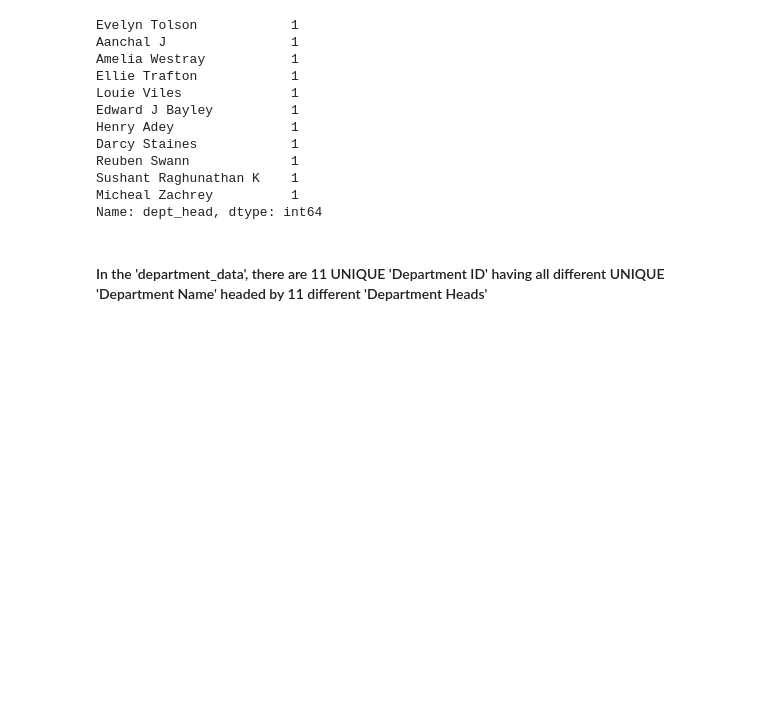
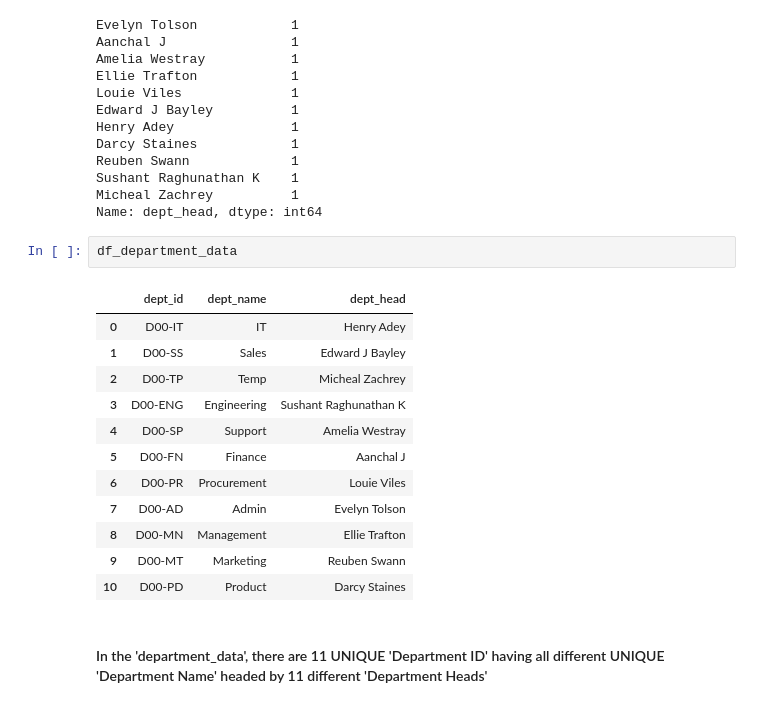
Before and after one commit to gurralamanoj/GCD_Project, a Jupyter notebook: GCD_Project.ipynb, the cells around one changed output. Drawn from its saved outputs; the diff is of its cells as text; blank space fills up the shorter version.

```diff
--- a/GCD_Project.ipynb
+++ b/GCD_Project.ipynb
@@ -323,6 +323,21 @@ Reuben Swann             1
 Sushant Raghunathan K    1
 Micheal Zachrey          1
 Name: dept_head, dtype: int64
+# %%
+df_department_data
+# %% [output]
+|  | dept_id | dept_name | dept_head |
+| 0 | D00-IT | IT | Henry Adey |
+| 1 | D00-SS | Sales | Edward J Bayley |
+| 2 | D00-TP | Temp | Micheal Zachrey |
+| 3 | D00-ENG | Engineering | Sushant Raghunathan K |
+| 4 | D00-SP | Support | Amelia Westray |
+| 5 | D00-FN | Finance | Aanchal J |
+| 6 | D00-PR | Procurement | Louie Viles |
+| 7 | D00-AD | Admin | Evelyn Tolson |
+| 8 | D00-MN | Management | Ellie Trafton |
+| 9 | D00-MT | Marketing | Reuben Swann |
+| 10 | D00-PD | Product | Darcy Staines |
 # %% [markdown]
 #### In the 'department_data', there are 11 UNIQUE 'Department ID' having all different UNIQUE 'Department Name' headed by 11 different 'Department Heads'
 # %% [markdown]
```
Also changed, not shown: parts of 3 cells of this notebook.
